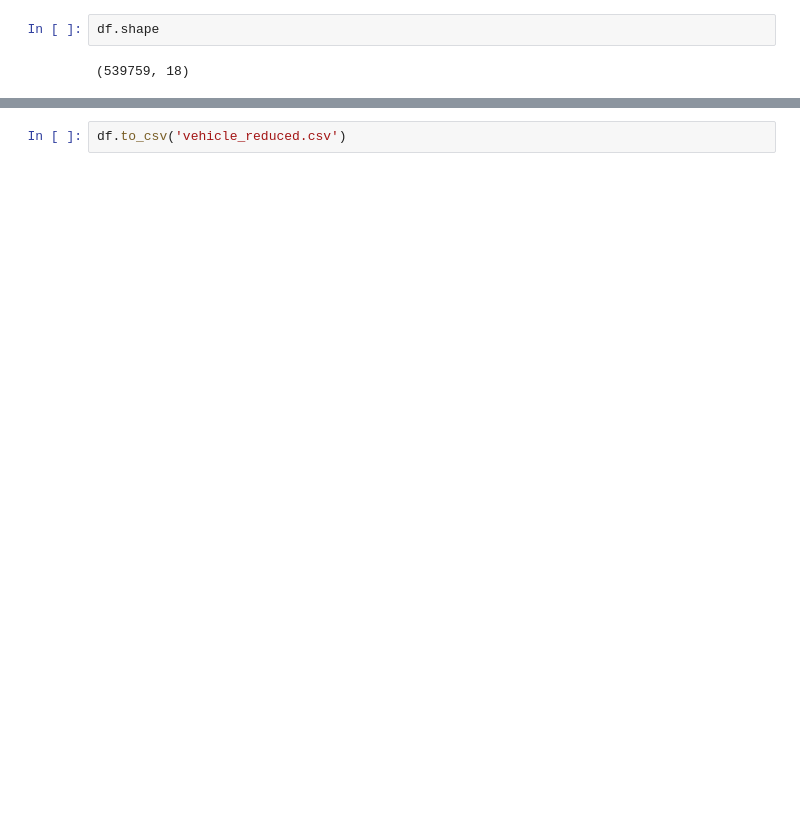
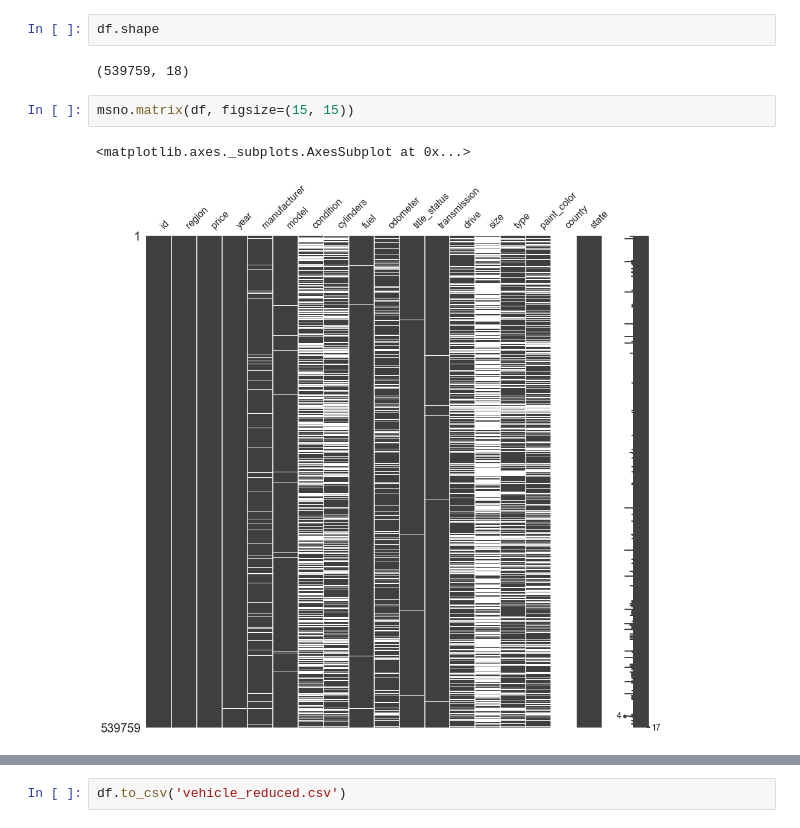
Before and after one commit to TG7789RR/pythonlearningx64, a Jupyter notebook: kmeans_vehicle_v1_cleanfile.ipynb, the cells around one changed output, grey strips where cells are left out. Drawn from its saved outputs; the diff is of its cells as text; blank space fills up the shorter version.

```diff
--- a/kmeans_vehicle_v1_cleanfile.ipynb
+++ b/kmeans_vehicle_v1_cleanfile.ipynb
@@ -96,3 +97,8 @@ df.head()
 df.shape
 # %% [output]
 (539759, 18)
+# %%
+msno.matrix(df, figsize=(15, 15))
+# %% [output]
+<matplotlib.axes._subplots.AxesSubplot at 0x...>
+[figure, added]
```
Also changed, not shown: parts of 4 cells of this notebook.
